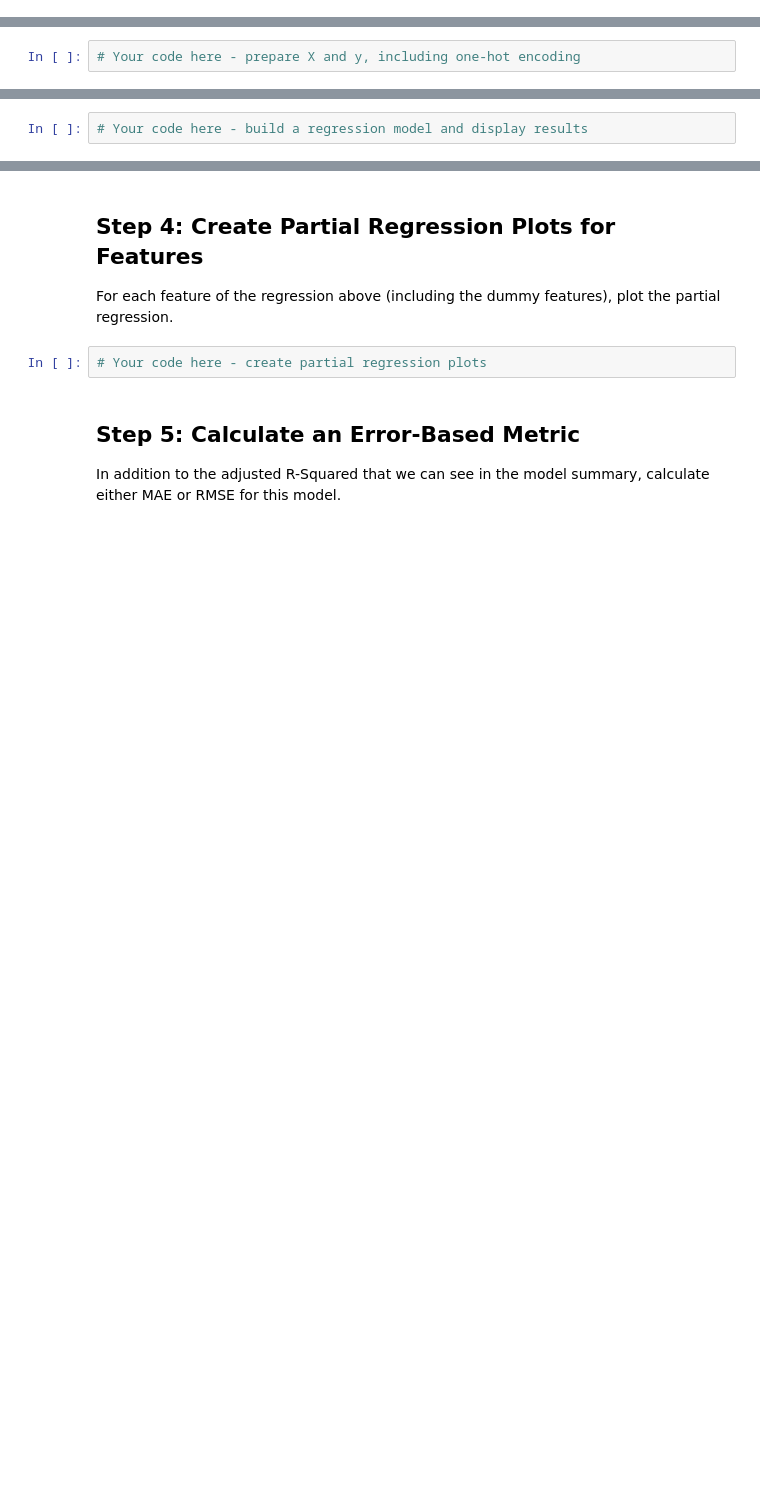
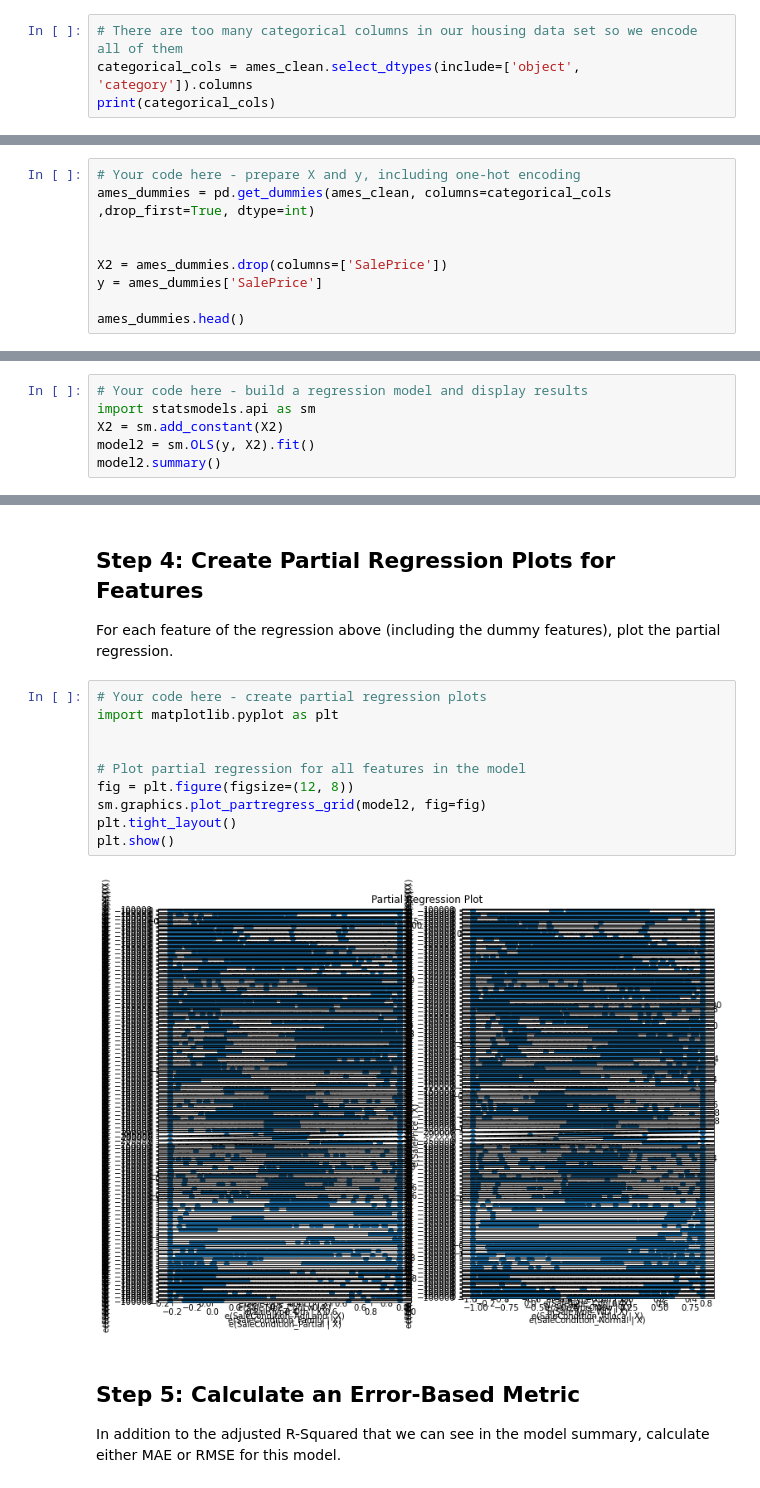
Before and after one commit to hellenmureithi/Machine-learning, a Jupyter notebook: index.ipynb, the cells around one changed output, grey strips where cells are left out. Cells and saved outputs as stored; diff of their text form; blank space fills up the shorter version.

```diff
--- a/index.ipynb
+++ b/index.ipynb
@@ -174,0 +198,4 @@ Make sure that you one-hot encode your categorical predictor(s) (regardless of w
+# %%
+# There are too many categorical columns in our housing data set so we encode all of them
+categorical_cols = ames_clean.select_dtypes(include=['object', 'category']).columns
+print(categorical_cols)
@@ -175,2 +210,9 @@ Make sure that you one-hot encode your categorical predictor(s) (regardless of w
 # %%
 # Your code here - prepare X and y, including one-hot encoding
+ames_dummies = pd.get_dummies(ames_clean, columns=categorical_cols ,drop_first=True, dtype=int)
+
+
+X2 = ames_dummies.drop(columns=['SalePrice'])
+y = ames_dummies['SalePrice']
+
+ames_dummies.head()
@@ -179,2 +231,6 @@ Make sure that you one-hot encode your categorical predictor(s) (regardless of w
 # %%
 # Your code here - build a regression model and display results
+import statsmodels.api as sm
+X2 = sm.add_constant(X2)
+model2 = sm.OLS(y, X2).fit()
+model2.summary()
@@ -182,8 +273,18 @@ Make sure that you one-hot encode your categorical predictor(s) (regardless of w
 ## Step 4: Create Partial Regression Plots for Features
 
 For each feature of the regression above (including the dummy features), plot the partial regression.
-# %%
-# Your code here - create partial regression plots
+# %%
+# Your code here - create partial regression plots
+import matplotlib.pyplot as plt
+
+
+# Plot partial regression for all features in the model
+fig = plt.figure(figsize=(12, 8))
+sm.graphics.plot_partregress_grid(model2, fig=fig)
+plt.tight_layout()
+plt.show()
+# %% [output]
+[figure, added]
 # %% [markdown]
 ## Step 5: Calculate an Error-Based Metric
 
```
Also changed, not shown: parts of 7 cells of this notebook.
